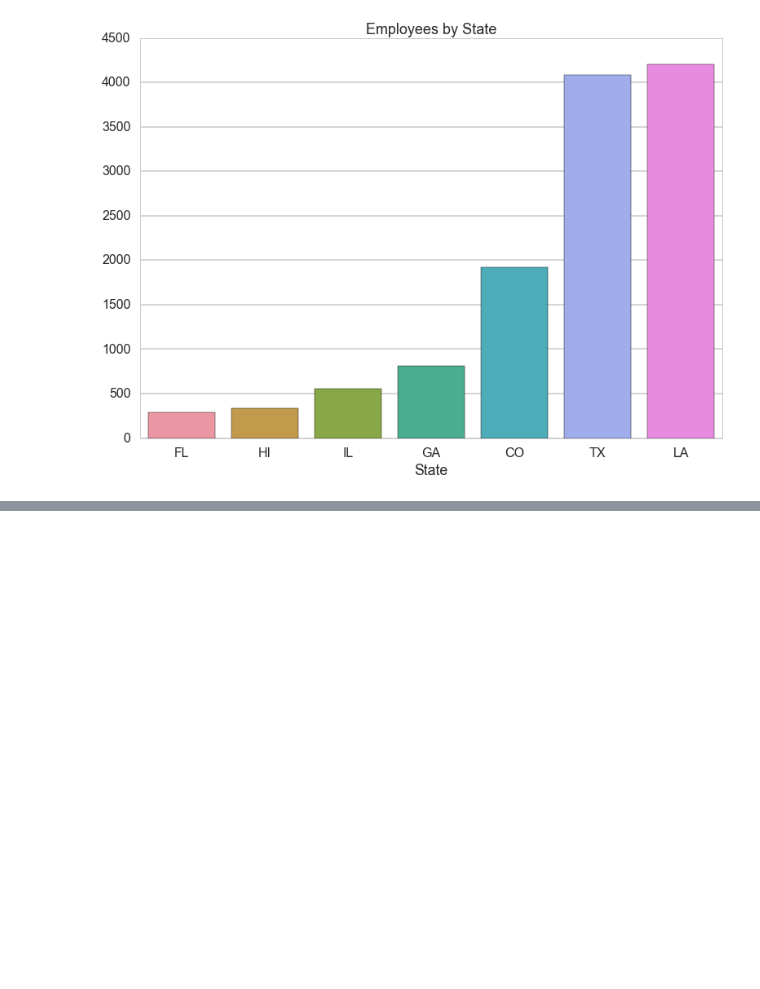
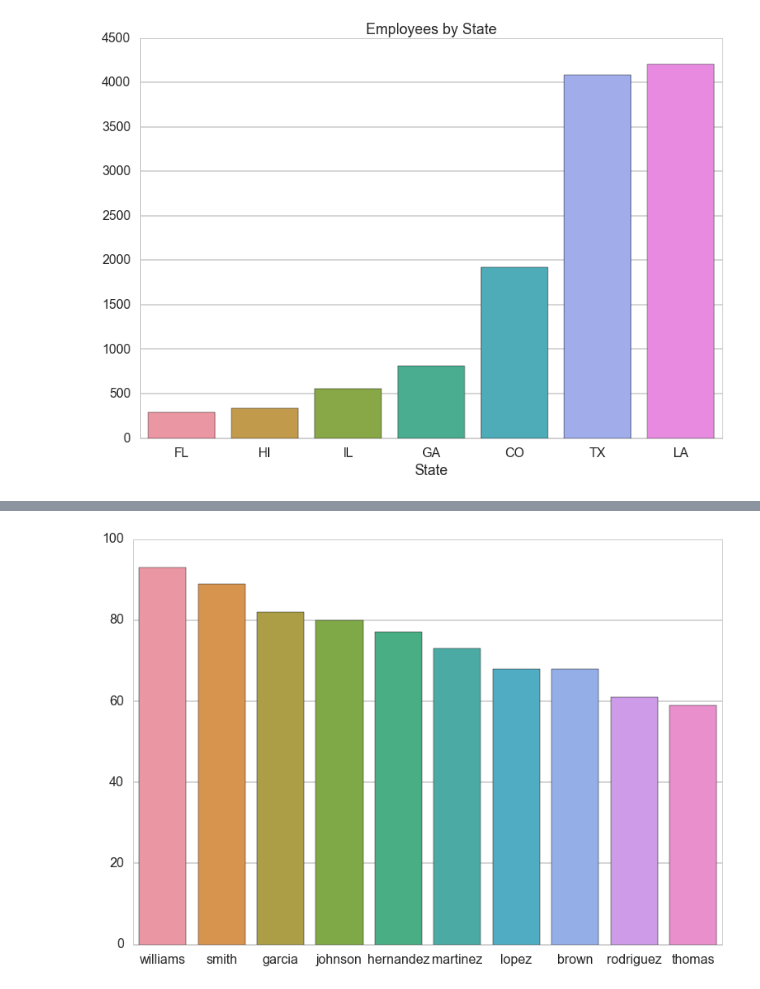
Before and after one commit to andrewhart098/jupyter-notebooks, a Jupyter notebook: Aloha Employees.ipynb, the cells around one changed output, grey strips where cells are left out. Cells and saved outputs as stored; diff of their text form; code cells hidden in the pictures; blank space fills up the shorter version.

```diff
--- a/Aloha Employees.ipynb
+++ b/Aloha Employees.ipynb
@@ -37,0 +70,5 @@ top_emp_by_state.set_title("Employees by State", fontsize=18)
+# %%
+lower_case_ln = pd.DataFrame({'ln': df['LastName'].str.lower(), 'state': df['State']})
+ln = sns.barplot(y=((lower_case_ln['ln'].value_counts())[:10]).values, x=((lower_case_ln['ln'].value_counts())[:10]).index)
+# %% [output]
+[figure, added]
```
Also changed, not shown: parts of 4 cells of this notebook.
